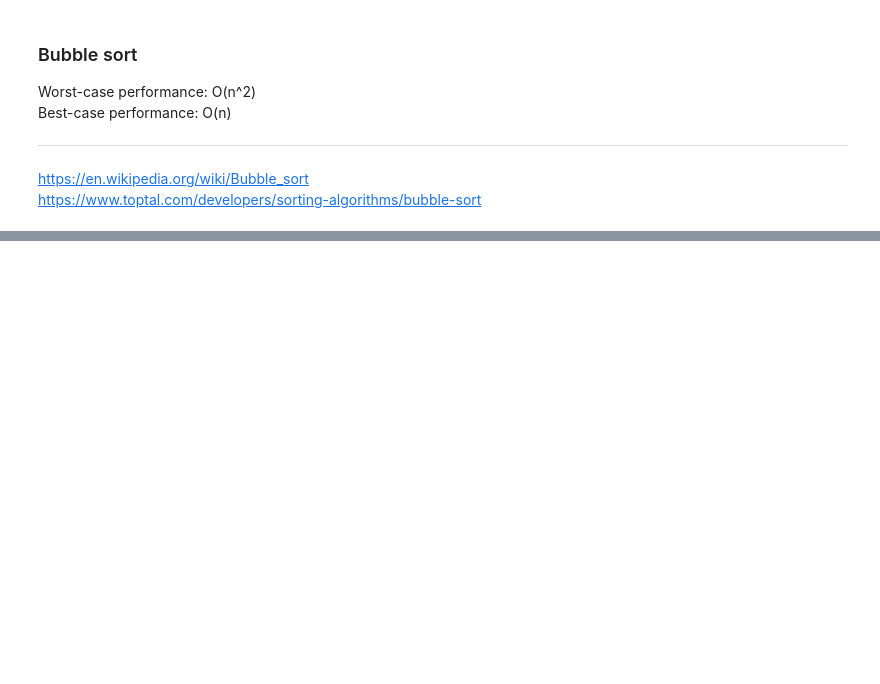
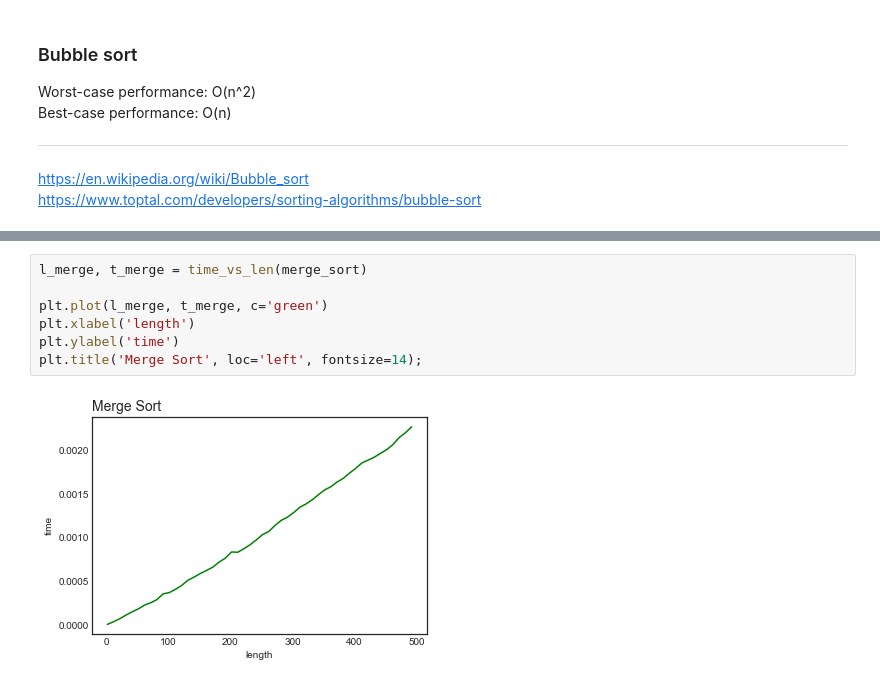
Before and after one commit to dzianissokalau/algorithms, a Jupyter notebook: sorting.ipynb, the cells around one changed output, grey strips where cells are left out. Drawn from its saved outputs; the diff is of its cells as text; blank space fills up the shorter version.

```diff
--- a/sorting.ipynb
+++ b/sorting.ipynb
@@ -177,0 +208,9 @@ https://www.toptal.com/developers/sorting-algorithms/merge-sort
+# %%
+l_merge, t_merge = time_vs_len(merge_sort)
+
+plt.plot(l_merge, t_merge, c='green')
+plt.xlabel('length')
+plt.ylabel('time')
+plt.title('Merge Sort', loc='left', fontsize=14);
+# %% [output]
+[figure, added]
```
Also changed, not shown: parts of 14 cells of this notebook.
